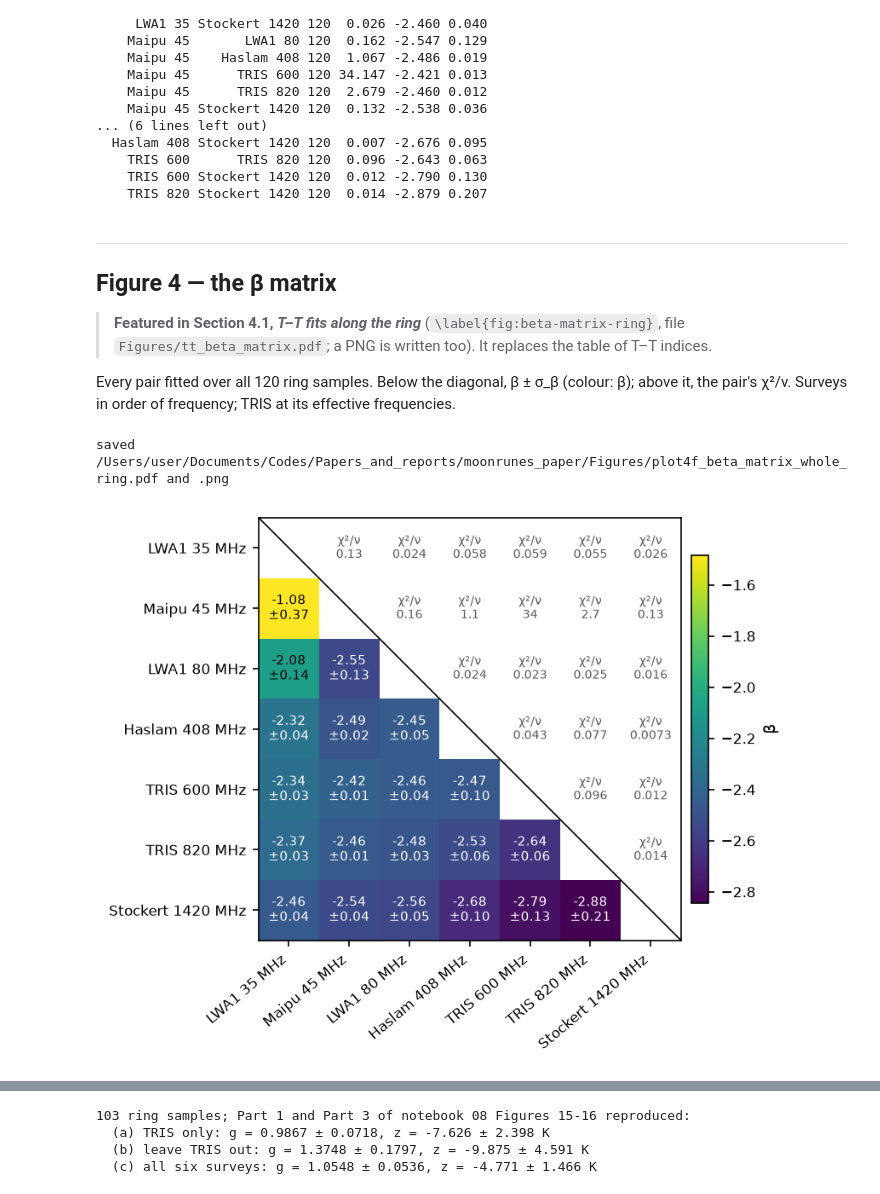
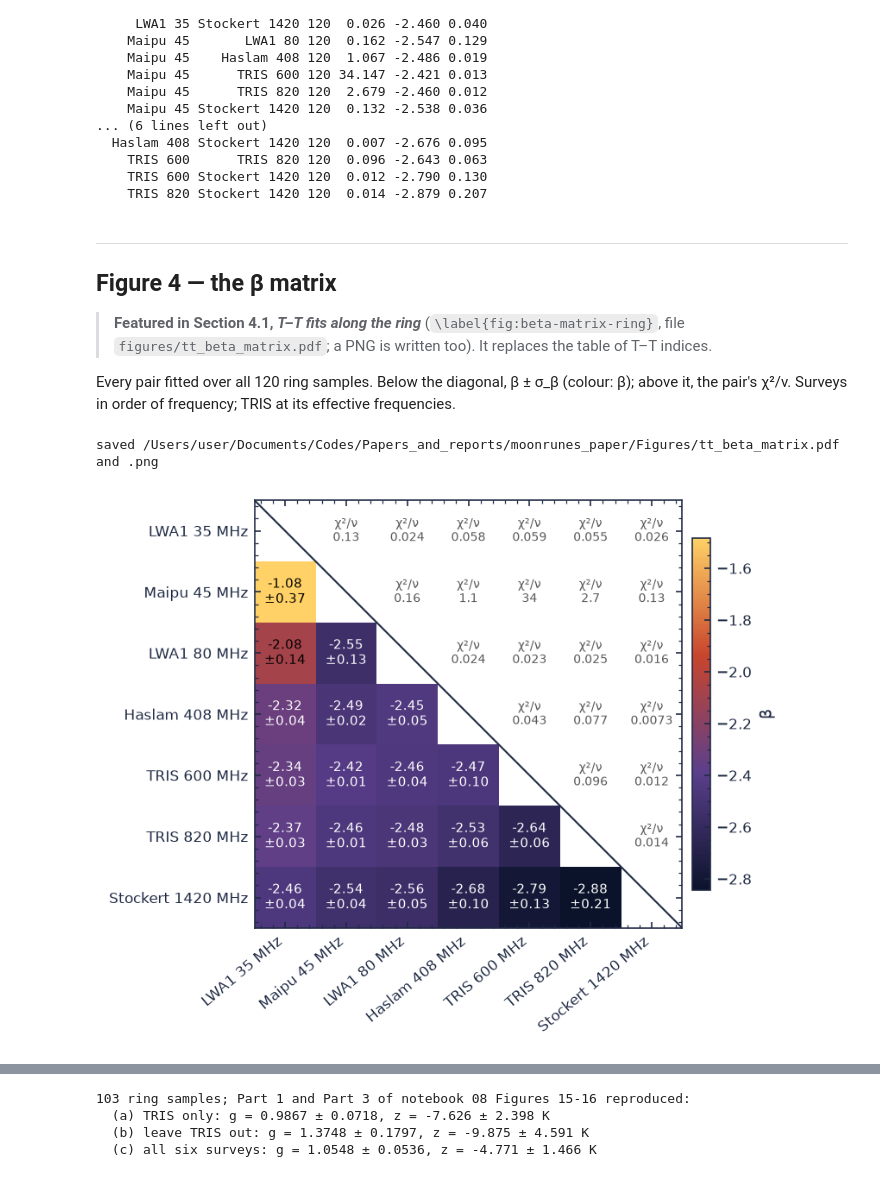
Before and after one commit to sohinixcvii/moonrunes, a Jupyter notebook: notebooks/10_paper_plots.ipynb, the cells around one changed output, grey strips where cells are left out. Drawn from its saved outputs; the diff is of its cells as text; code cells hidden in the pictures.

```diff
--- a/notebooks/10_paper_plots.ipynb
+++ b/notebooks/10_paper_plots.ipynb
@@ -65,7 +65,7 @@ from moonrunes.stage1_tris_maps import load_stage1
 from models import build_models, prior_transform
 import run_comparison as rc
 
-OUT = Path("/Users/user/Documents/Codes/Papers_and_reports/moonrunes_paper/Figures")
+OUT = Path("/Users/user/Documents/Codes/Papers_and_reports/moonrunes_paper/figures")
 OUT.mkdir(parents=True, exist_ok=True)
 BM_FILE = REPO / "model_comparison" / "beam_matched_tods" / "beam_matched_tods.npz"
 MC_CONFIG = REPO / "model_comparison" / "config.yaml"
@@ -81,17 +81,17 @@ MIN_RATIO, MIN_SAMPLES = 1.0, 20
 CYG_A_RA = 299.9
 
 FULL_WIDTH, COL_WIDTH = 174 / 25.4, 84 / 25.4     # MNRAS, inches
+from moonrunes.style import use_tris_style, COLORS
+use_tris_style()
 plt.rcParams.update({
-    "font.size": 8.5, "axes.titlesize": 9, "axes.labelsize": 9,
-    "xtick.labelsize": 8, "ytick.labelsize": 8, "legend.fontsize": 7.5,
-    "figure.dpi": 150, "savefig.dpi": 300, "pdf.fonttype": 42, "ps.fonttype": 42,
+    "figure.dpi": 150, "pdf.fonttype": 42, "ps.fonttype": 42,
     "axes.grid": False, "figure.facecolor": "white", "savefig.facecolor": "white",
 })
-CMAP = plt.get_cmap("viridis").copy(); CMAP.set_bad("#d9d9d9")
+CMAP = plt.get_cmap("ring").copy(); CMAP.set_bad("#d9d9d9")
 
 def save(fig, name):
     for ext in ("pdf", "png"):
-        fig.savefig(OUT / f"{name}.{ext}", bbox_inches="tight")
+        fig.savefig(OUT / f"{name}.{ext}")
     print(f"saved {OUT / name}.pdf and .png")
 
 config = load_config(REPO / "configs" / "run_config.yaml")
@@ -199,7 +199,7 @@ for r, f in enumerate(SURVEY_FILES):
     ax = fig.add_subplot(gs[r, 0])
     im = ax.imshow(img, origin="lower", extent=ext, aspect="auto", cmap=CMAP, norm=LogNorm(lo, hi),
                    interpolation="nearest")
-    ax.axhline(RING_DEC, color="white", ls="--", lw=0.8)
+    ax.axhline(RING_DEC, color="white", ls="--")
     ax.set_xticks(np.arange(360, -1, -60)); ax.set_yticks([20, 40, 60])
     ax.set_title(f"{m['name']} (native beam {m['fwhm_deg']:.2f}°)", loc="left")
     ax.set_ylabel("Dec [deg]")
@@ -208,10 +208,10 @@ for r, f in enumerate(SURVEY_FILES):
     else:
         ax.set_xlabel("RA [deg]")
     cb = fig.colorbar(im, cax=fig.add_subplot(gs[r, 1]))
-    cb.set_label("T − T$_\\mathrm{CMB}$ [K]", fontsize=7.5)
+    cb.set_label("T − T$_\\mathrm{CMB}$ [K]")
     print(f"{m['name']:<34} {np.nanmin(img):10.3f}–{np.nanmax(img):10.3f} K over the slice; "
           f"{100 * np.mean(np.isnan(img)):.1f}% of the slice without data")
-save(fig, "data_maps_tris_slice")
+save(fig, "fig1_data_maps_tris_slice")
 plt.show()
 # %% [output]
 LWA1 35 MHz                          9651.204– 96949.096 K over the slice; 0.0% of the slice without data
@@ -280,4 +280,8 @@ from 408 MHz with the base model's own spectrum; and LFSM extended with its own
 correction, line style the base model (GSM2008 dashed, GSM2016 solid, LFSM dotted). **Bottom:** model − TRIS in kelvin;
 the grey band is the TRIS ±1σ (too thin to see at 600 MHz). The dotted vertical line is Cygnus A. The same models and
 TODs as notebook 14's Plot 6.
+# %%
+from cycler import cycler
+plt.rcParams["axes.prop_cycle"] = cycler(color=[
+    "#0072B2", "#E69F00", "#009E73", "#D55E00", "#CC79A7", "#56B4E9", "#000000"])
 # %%
@@ -419,41 +467,41 @@ survey 1 (x)  survey 2 (y)   N   χ²/ν      β   σ_β
 ## Figure 4 — the β matrix
 
 > **Featured in Section 4.1, *T–T fits along the ring*** (`\label{fig:beta-matrix-ring}`, file
-> `Figures/tt_beta_matrix.pdf`; a PNG is written too). It replaces the table of T–T indices.
+> `figures/tt_beta_matrix.pdf`; a PNG is written too). It replaces the table of T–T indices.
 
 Every pair fitted over all 120 ring samples. Below the diagonal, β ± σ_β (colour: β); above it, the pair's χ²/ν.
 Surveys in order of frequency; TRIS at its effective frequencies.
 # %%
 NS = len(ORDER)
 MAT, ERR, CHI = (np.full((NS, NS), np.nan) for _ in range(3))
 for i, lo in enumerate(ORDER):
     for j in range(i + 1, NS):
         r = TT_OF.get((lo, ORDER[j]))
         if r is not None:
             MAT[j, i], ERR[j, i], CHI[i, j] = r["beta"], r["err"], r["chi2_dof"]
 lo_w, hi_w = np.percentile(MAT[np.isfinite(MAT)], [2, 98])
-cmap_w = plt.get_cmap("viridis").copy(); cmap_w.set_bad("white")
+cmap_w = plt.get_cmap("ring").copy(); cmap_w.set_bad("white")
 fig, ax = plt.subplots(figsize=(0.75 * FULL_WIDTH, 0.75 * FULL_WIDTH * 0.86))
 im = ax.imshow(MAT, cmap=cmap_w, norm=Normalize(lo_w, hi_w))
 for i in range(NS):
     for j in range(NS):
         if i > j and np.isfinite(MAT[i, j]):
             v = MAT[i, j]
             ax.text(j, i, f"{v:.2f}\n±{ERR[i, j]:.2f}", ha="center", va="center", fontsize=7,
                     color="white" if v < (lo_w + hi_w) / 2 else "black")
         elif i < j and np.isfinite(CHI[i, j]):
             ax.text(j, i, f"χ²/ν\n{CHI[i, j]:.2g}", ha="center", va="center", fontsize=6.5, color="0.35")
-ax.plot([-0.5, NS - 0.5], [-0.5, NS - 0.5], color="k", lw=0.8)
+ax.plot([-0.5, NS - 0.5], [-0.5, NS - 0.5], color=COLORS["ink"])
 ax.set_xticks(range(NS)); ax.set_yticks(range(NS))
 ax.set_xticklabels([f"{n} MHz" for n in ORDER], rotation=40, ha="right")
 ax.set_yticklabels([f"{n} MHz" for n in ORDER])
 cb = fig.colorbar(im, ax=ax, shrink=0.8, pad=0.02)
 cb.set_label("β")
-save(fig, "tt_beta_matrix")
+save(fig, "fig5_tt_beta_matrix")
 plt.show()
 # %% [output]
-saved /Users/user/Documents/Codes/Papers_and_reports/moonrunes_paper/Figures/plot4f_beta_matrix_whole_ring.pdf and .png
+saved /Users/user/Documents/Codes/Papers_and_reports/moonrunes_paper/Figures/tt_beta_matrix.pdf and .png
-[figure, old version]
+[figure, new version]
 # %% [markdown]
 ---
 ## Figure 5 — β against the pair's mean frequency
```
Also changed, not shown: parts of 22 cells of this notebook, 15 other files.
